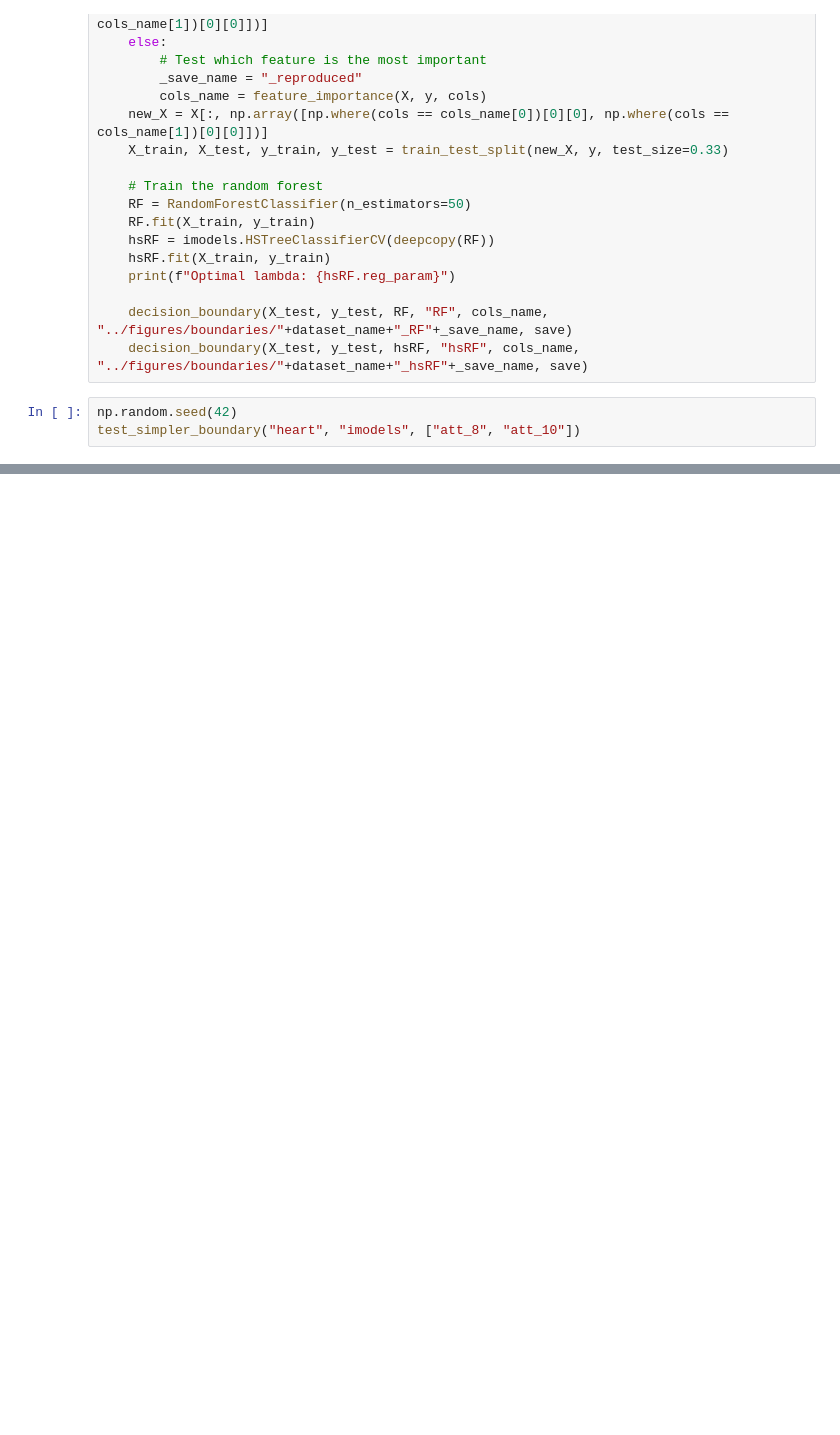
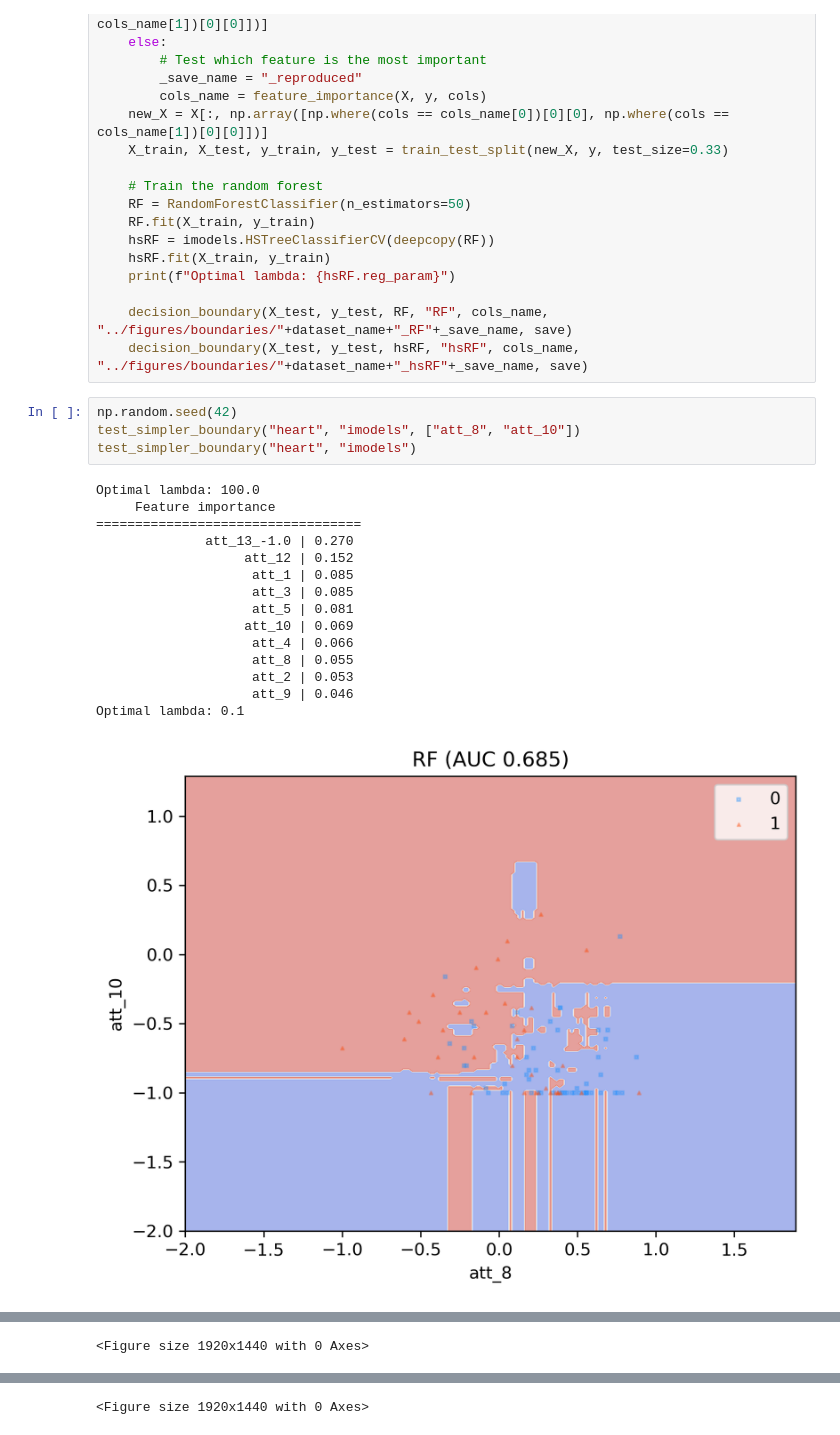
Before and after one commit to do8572/MLDS, a Jupyter notebook: src/Claim 3.1. - HS removes sampling artifacts and simplifies boundaries.ipynb, the cells around one changed output, grey strips where cells are left out. Drawn from its saved outputs; the diff is of its cells as text; blank space fills up the shorter version.

Commit message:
Fixed figures

```diff
--- a/src/Claim 3.1. - HS removes sampling artifacts and simplifies boundaries.ipynb
+++ b/src/Claim 3.1. - HS removes sampling artifacts and simplifies boundaries.ipynb
@@ -72,3 +72,20 @@ def test_simpler_boundary(dataset_name, database_name, cols_name=None, save=Fals
 # %%
 np.random.seed(42)
 test_simpler_boundary("heart", "imodels", ["att_8", "att_10"])
+test_simpler_boundary("heart", "imodels")
+# %% [output]
+Optimal lambda: 100.0
+     Feature importance
+==================================
+              att_13_-1.0 | 0.270
+                   att_12 | 0.152
+                    att_1 | 0.085
+                    att_3 | 0.085
+                    att_5 | 0.081
+                   att_10 | 0.069
+                    att_4 | 0.066
+                    att_8 | 0.055
+                    att_2 | 0.053
+                    att_9 | 0.046
+Optimal lambda: 0.1
+[figure, added]
@@ -74,0 +93 @@ test_simpler_boundary("heart", "imodels", ["att_8", "att_10"])
+<Figure size 1920x1440 with 0 Axes>
@@ -74,0 +95 @@ test_simpler_boundary("heart", "imodels", ["att_8", "att_10"])
+<Figure size 1920x1440 with 0 Axes>
```
Also changed, not shown: parts of 8 cells of this notebook, 44 other files.
